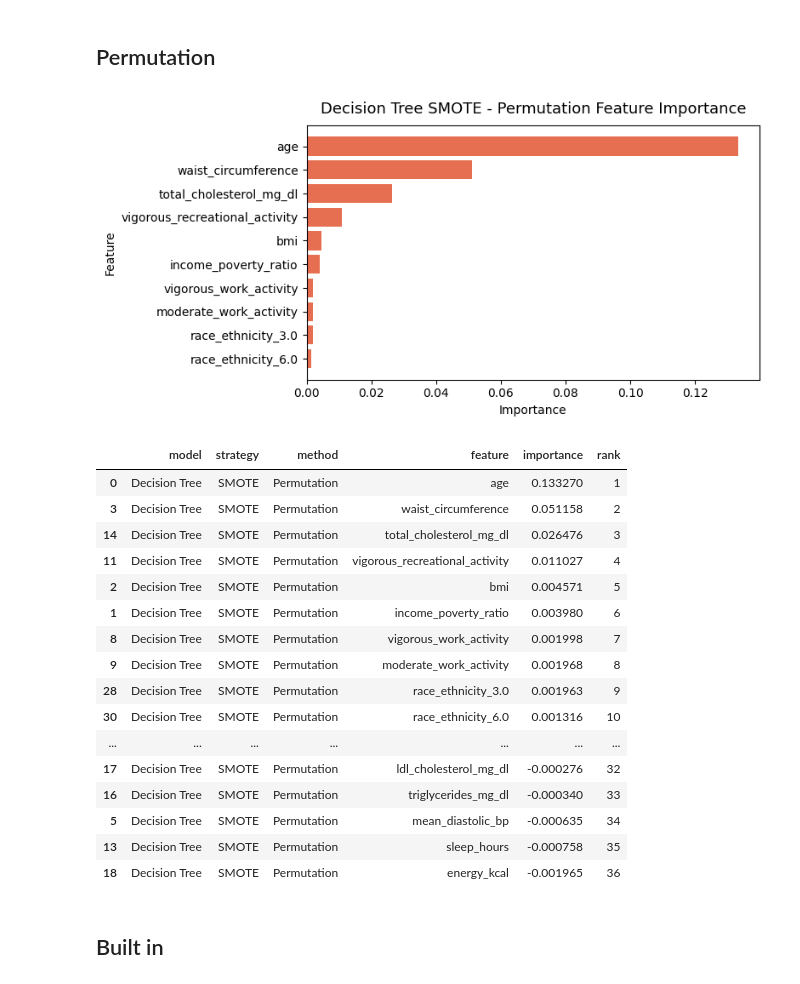
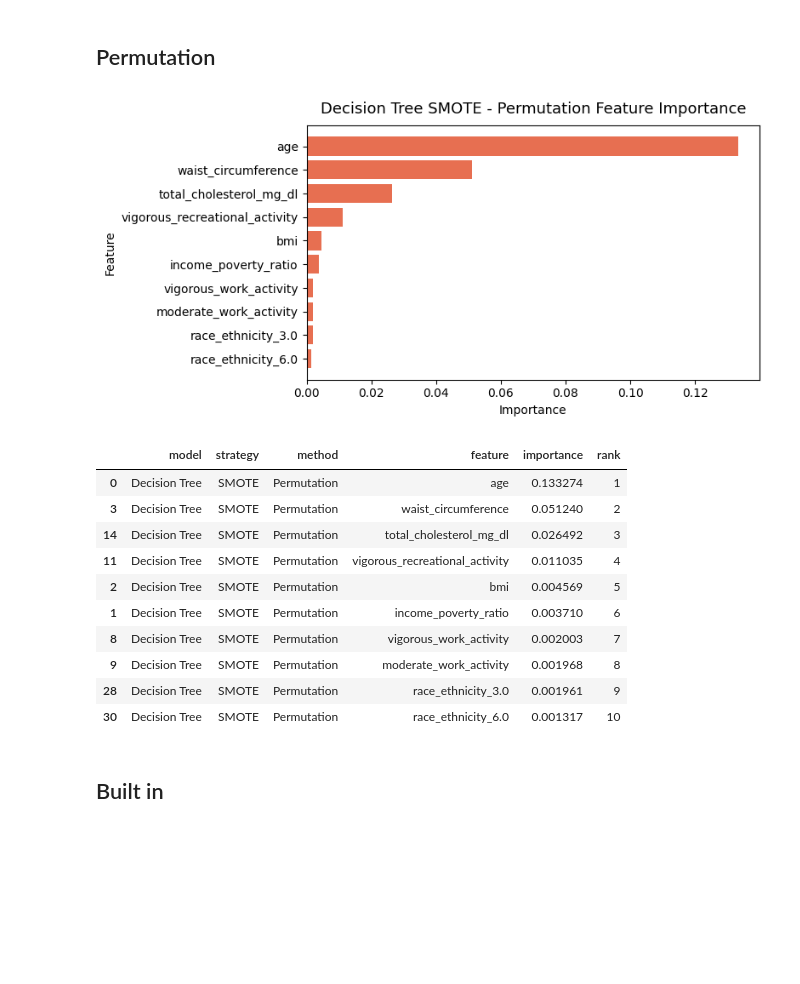
Before and after one commit to KaylanDG/Feature_Importance_DT2_Prediction, a Jupyter notebook: DecisionTree/decision_tree_A.ipynb, the cells around one changed output. Cells and saved outputs as stored; diff of their text form; code cells hidden in the pictures; blank space fills up the shorter version.

Commit message:
changed decision tree csv storage to be 2 files

```diff
--- a/DecisionTree/decision_tree_A.ipynb
+++ b/DecisionTree/decision_tree_A.ipynb
@@ -165,6 +166,7 @@ All results are exported for cross-model comparison.
 ## SHAP
 # %%
 # SHAP feature importance
+
 shap_explainer = shap.TreeExplainer(best_model.named_steps["model"] )
 shap_values = shap_explainer.shap_values(X_test_final)[:, :, 1]
 
@@ -180,13 +182,21 @@ shap_df = pd.DataFrame({
     "rank": shap_rank.values
 })
 
+shap_df = shap_df[["model", "strategy", "method", "feature", "importance", "rank"]].sort_values("rank").head(10)
+oversampling_csv_path = Path("../RESULTS/FEATURES/decision_tree_oversampling.csv")
+
 # Store to CSV
-shap_df = shap_df[["model", "strategy", "method", "feature", "importance", "rank"]].sort_values("rank")
-shap_df.to_csv("../RESULTS/FEATURES/decision_tree_oversampling_shap.csv", index=False)
+if oversampling_csv_path.exists():
+    existing_xai_df = pd.read_csv(oversampling_csv_path)
+    existing_xai_df = existing_xai_df[existing_xai_df["method"] != "SHAP"]
+else:
+    existing_xai_df = pd.DataFrame(columns=shap_df.columns)
+
+pd.concat([existing_xai_df, shap_df], ignore_index=True).sort_values(["method", "rank"]).to_csv(oversampling_csv_path, index=False)
 
 # Visualization
 fig, ax = plt.subplots(figsize=(8, 4))
-top_shap = shap_df.head(10).sort_values("importance")
+top_shap = shap_df.sort_values("importance")
 ax.barh(top_shap["feature"], top_shap["importance"], color="#2a9d8f")
 ax.set_title("Decision Tree SMOTE - SHAP Feature Importance", color="black", fontsize=13, pad=10)
 ax.set_xlabel("Importance", color="black")
@@ -231,52 +235,54 @@ perm_result = permutation_importance(
 )
 
 perm_importance = pd.Series(perm_result.importances_mean, index=X_test_final.columns)
 perm_rank = perm_importance.rank(ascending=False, method="first").astype(int)
 
 perm_df = pd.DataFrame({
     "model": "Decision Tree",
     "strategy": "SMOTE",
     "method": "Permutation",
     "feature": perm_importance.index,
     "importance": perm_importance.values,
     "rank": perm_rank.values
 })
 
+perm_df = perm_df[["model", "strategy", "method", "feature", "importance", "rank"]].sort_values("rank").head(10)
+oversampling_csv_path = Path("../RESULTS/FEATURES/decision_tree_oversampling.csv")
+
 # Store to CSV
-perm_df = perm_df[["model", "strategy", "method", "feature", "importance", "rank"]].sort_values("rank")
-perm_df.to_csv("../RESULTS/FEATURES/decision_tree_oversampling_permutation.csv", index=False)
+if oversampling_csv_path.exists():
+    existing_xai_df = pd.read_csv(oversampling_csv_path)
+    existing_xai_df = existing_xai_df[existing_xai_df["method"] != "Permutation"]
+else:
+    existing_xai_df = pd.DataFrame(columns=perm_df.columns)
+
+pd.concat([existing_xai_df, perm_df], ignore_index=True).sort_values(["method", "rank"]).to_csv(oversampling_csv_path, index=False)
 
 # Visualization
 fig, ax = plt.subplots(figsize=(8, 4))
-top_perm = perm_df.head(10).sort_values("importance")
+top_perm = perm_df.sort_values("importance")
 ax.barh(top_perm["feature"], top_perm["importance"], color="#e76f51")
 ax.set_title("Decision Tree SMOTE - Permutation Feature Importance", color="black", fontsize=13, pad=10)
 ax.set_xlabel("Importance", color="black")
 ax.set_ylabel("Feature", color="black")
 ax.tick_params(colors="black")
 plt.tight_layout()
 plt.show()
 
 perm_df
 # %% [output]
 [figure]
 |  | model | strategy | method | feature | importance | rank |
-| 0 | Decision Tree | SMOTE | Permutation | age | 0.133270 | 1 |
-| 3 | Decision Tree | SMOTE | Permutation | waist_circumference | 0.051158 | 2 |
-| 14 | Decision Tree | SMOTE | Permutation | total_cholesterol_mg_dl | 0.026476 | 3 |
-| 11 | Decision Tree | SMOTE | Permutation | vigorous_recreational_activity | 0.011027 | 4 |
-| 2 | Decision Tree | SMOTE | Permutation | bmi | 0.004571 | 5 |
-| 1 | Decision Tree | SMOTE | Permutation | income_poverty_ratio | 0.003980 | 6 |
-| 8 | Decision Tree | SMOTE | Permutation | vigorous_work_activity | 0.001998 | 7 |
+| 0 | Decision Tree | SMOTE | Permutation | age | 0.133274 | 1 |
+| 3 | Decision Tree | SMOTE | Permutation | waist_circumference | 0.051240 | 2 |
+| 14 | Decision Tree | SMOTE | Permutation | total_cholesterol_mg_dl | 0.026492 | 3 |
+| 11 | Decision Tree | SMOTE | Permutation | vigorous_recreational_activity | 0.011035 | 4 |
+| 2 | Decision Tree | SMOTE | Permutation | bmi | 0.004569 | 5 |
+| 1 | Decision Tree | SMOTE | Permutation | income_poverty_ratio | 0.003710 | 6 |
+| 8 | Decision Tree | SMOTE | Permutation | vigorous_work_activity | 0.002003 | 7 |
 | 9 | Decision Tree | SMOTE | Permutation | moderate_work_activity | 0.001968 | 8 |
-| 28 | Decision Tree | SMOTE | Permutation | race_ethnicity_3.0 | 0.001963 | 9 |
-| 30 | Decision Tree | SMOTE | Permutation | race_ethnicity_6.0 | 0.001316 | 10 |
-| ... | ... | ... | ... | ... | ... | ... |
-| 17 | Decision Tree | SMOTE | Permutation | ldl_cholesterol_mg_dl | -0.000276 | 32 |
-| 16 | Decision Tree | SMOTE | Permutation | triglycerides_mg_dl | -0.000340 | 33 |
-| 5 | Decision Tree | SMOTE | Permutation | mean_diastolic_bp | -0.000635 | 34 |
-| 13 | Decision Tree | SMOTE | Permutation | sleep_hours | -0.000758 | 35 |
-| 18 | Decision Tree | SMOTE | Permutation | energy_kcal | -0.001965 | 36 |
+| 28 | Decision Tree | SMOTE | Permutation | race_ethnicity_3.0 | 0.001961 | 9 |
+| 30 | Decision Tree | SMOTE | Permutation | race_ethnicity_6.0 | 0.001317 | 10 |
 # %% [markdown]
 ## Built in
 # %%
```
Also changed, not shown: parts of 4 cells of this notebook, 3 other files.
